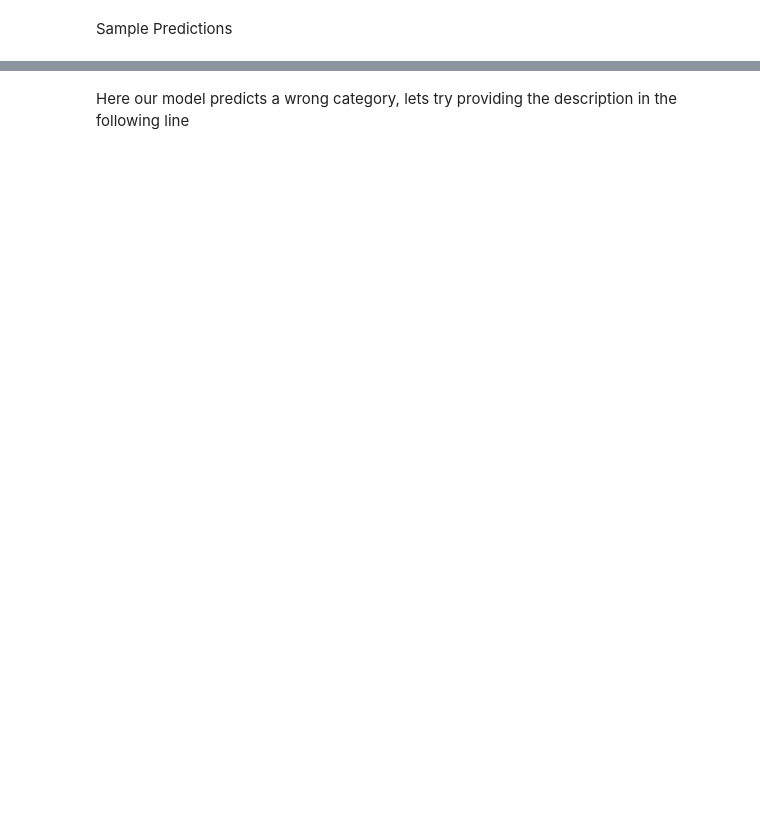
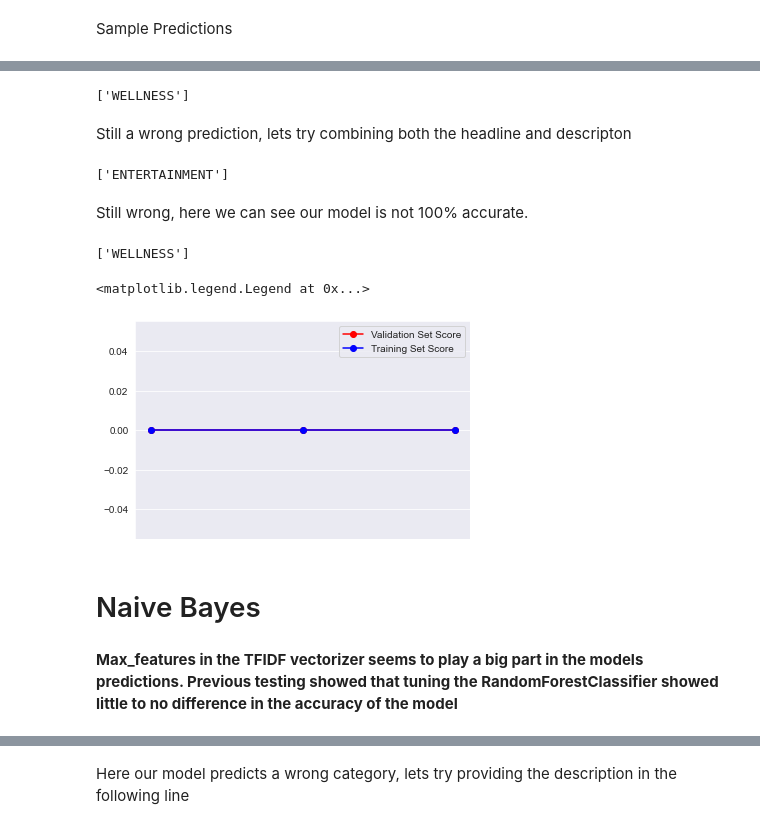
Before and after one commit to ethandsz/MLProject, a Jupyter notebook: MLProject.ipynb, the cells around one changed output, grey strips where cells are left out. Drawn from its saved outputs; the diff is of its cells as text; code cells hidden in the pictures; blank space fills up the shorter version.

```diff
--- a/MLProject.ipynb
+++ b/MLProject.ipynb
@@ -274,4 +600,5 @@ def ForestTuning():
 # %%
 %%time
-ForestTuning()
+Forest_history = []
+model, vectorizer = ForestTuning()
 # %% [output]
@@ -321,0 +653,30 @@ Sample Predictions
+# %%
+list(lbl.inverse_transform(model.predict(vectorizer.transform(['Five healthy ways to discipline children'])))) #Parenting News
+# %% [output]
+['WELLNESS']
+# %% [markdown]
+Still a wrong prediction, lets try combining both the headline and descripton
+# %%
+list(lbl.inverse_transform(model.predict(vectorizer.transform(['A positive disciplining strategy can help develop a positive relationship and set expectations based on the behavioral outcomes, says an expert.']))))
+# %% [output]
+['ENTERTAINMENT']
+# %% [markdown]
+Still wrong, here we can see our model is not 100% accurate.
+# %%
+list(lbl.inverse_transform(model.predict(vectorizer.transform(['Five healthy ways to discipline children A positive disciplining strategy can help develop a positive relationship and set expectations based on the behavioral outcomes, says an expert.']))))
+# %% [output]
+['WELLNESS']
+# %%
+sns.set_style("darkgrid")
+
+plt.plot([x["val_score"] for x in Forest_history], 'r-o')
+plt.plot([x["train_score"] for x in Forest_history], 'b-o')
+
+plt.xticks([])
+
+plt.legend(['Validation Set Score', 'Training Set Score'])
+# %% [output]
+<matplotlib.legend.Legend at 0x...>
+[figure, added]
+# %% [markdown]
+# Naive Bayes
@@ -321,0 +704,2 @@ Sample Predictions
+# %% [markdown]
+**Max_features in the TFIDF vectorizer seems to play a big part in the models predictions. Previous testing showed that tuning the RandomForestClassifier showed little to no difference in the accuracy of the model**
```
Also changed, not shown: parts of 150 cells of this notebook.
